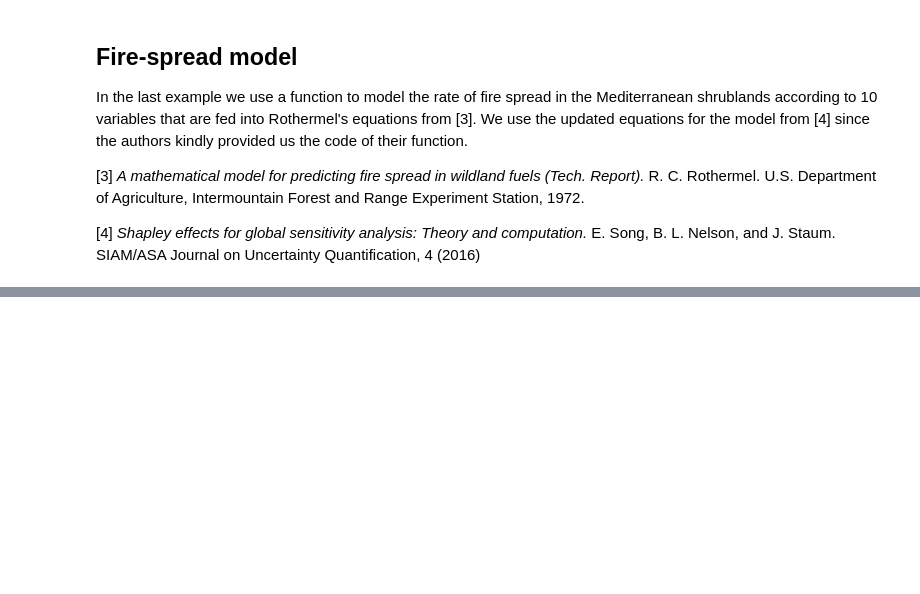
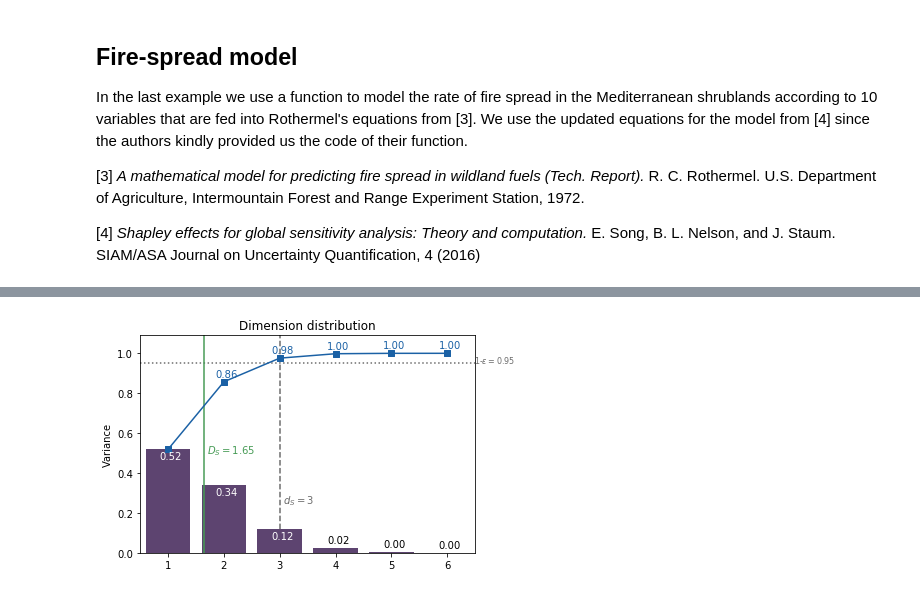
Before and after one commit to rballester/ttrecipes, a Jupyter notebook: examples/sensitivity_analysis/Sensitivity Analysis Examples.ipynb, the cells around one changed output, grey strips where cells are left out. Saved outputs shown, nothing was run; the diff lists cells and outputs as text; code cells hidden in the pictures; blank space fills up the shorter version.

```diff
--- a/examples/sensitivity_analysis/Sensitivity Analysis Examples.ipynb
+++ b/examples/sensitivity_analysis/Sensitivity Analysis Examples.ipynb
@@ -157,0 +560,4 @@ results = tr.sensitivity_analysis.var_metrics(
+# %%
+fig, ax = tr.sensitivity_analysis.plot_dim_distribution(metrics, max_order=6)
+# %% [output]
+[figure, added]
```
Also changed, not shown: parts of 28 cells of this notebook, 21 other files.
